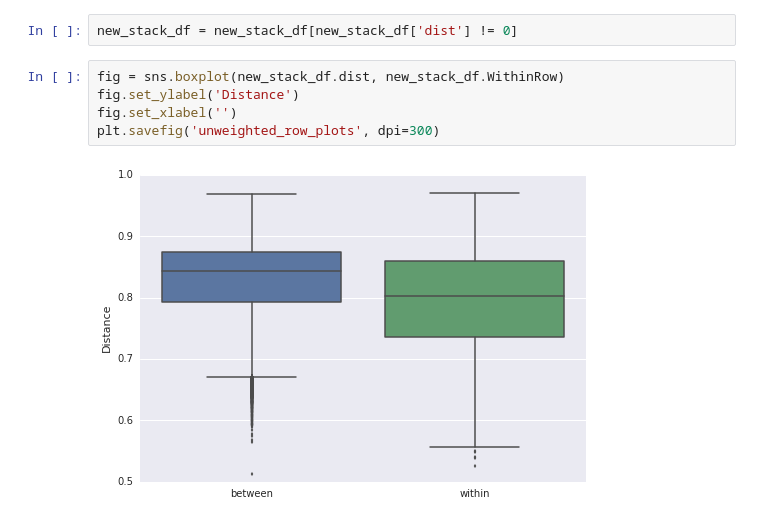
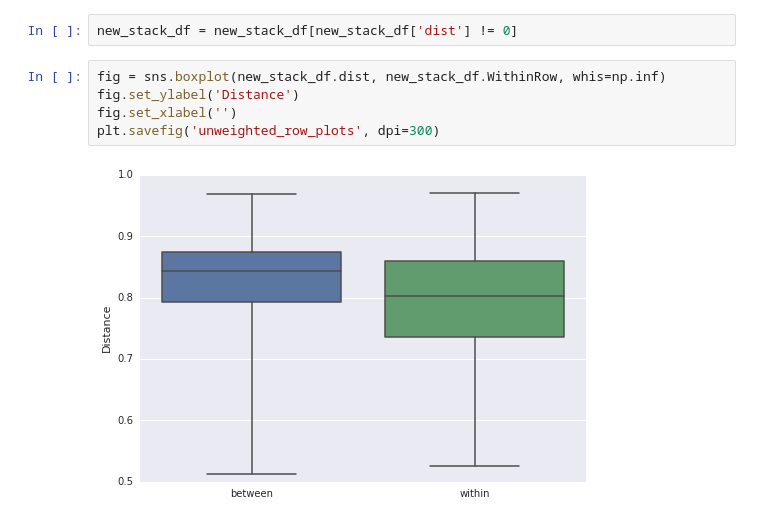
Before and after one commit to johnchase/thesis_analysis, a Jupyter notebook: city_boxplots/seaborn_boxplots.ipynb, the cells around one changed output. Cells and saved outputs as stored; diff of their text form.

```diff
--- a/city_boxplots/seaborn_boxplots.ipynb
+++ b/city_boxplots/seaborn_boxplots.ipynb
@@ -82,9 +82,9 @@ Row
 # %%
 new_stack_df = new_stack_df[new_stack_df['dist'] != 0]
 # %%
-fig = sns.boxplot(new_stack_df.dist, new_stack_df.WithinRow)
+fig = sns.boxplot(new_stack_df.dist, new_stack_df.WithinRow, whis=np.inf)
 fig.set_ylabel('Distance')
 fig.set_xlabel('')
 plt.savefig('unweighted_row_plots', dpi=300)
 # %% [output]
-[figure, old version]
+[figure, new version]
```
Also changed, not shown: 1 other file.
